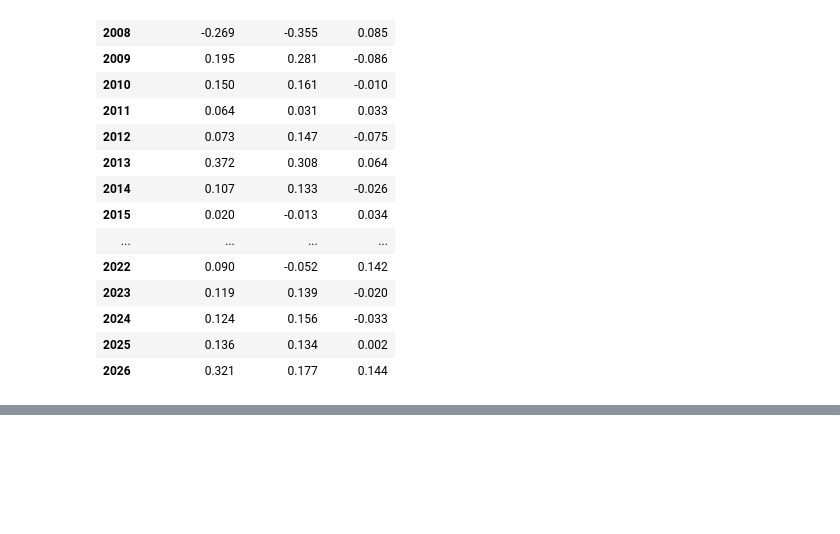
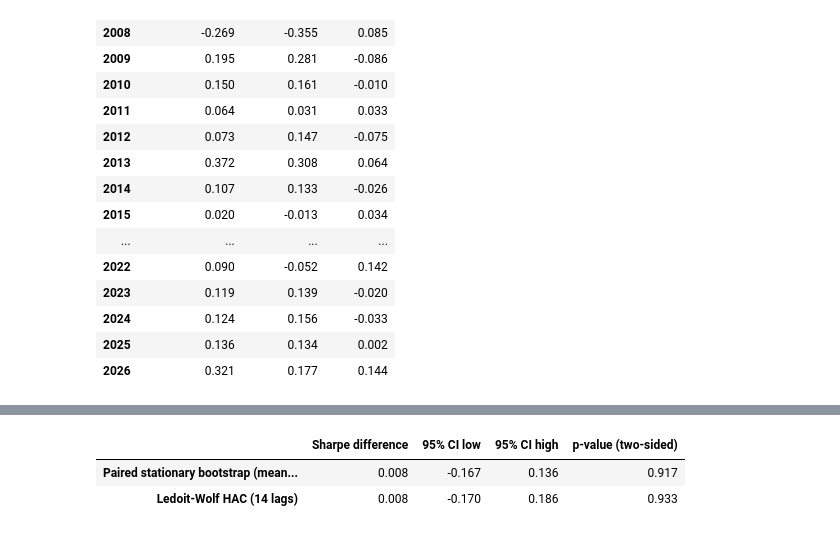
Before and after one commit to paablomorillo/quant-backtester, a Jupyter notebook: notebooks/01_sector_momentum.ipynb, the cells around one changed output, grey strips where cells are left out. Drawn from its saved outputs; the diff is of its cells as text; code cells hidden in the pictures; blank space fills up the shorter version.

```diff
--- a/notebooks/01_sector_momentum.ipynb
+++ b/notebooks/01_sector_momentum.ipynb
@@ -182,0 +199,20 @@ Daily correlation with the benchmark: 0.90
+# %%
+boot = bootstrap_sharpe_difference(momentum.returns, benchmark.returns, n_boot=10_000, seed=0)
+hac = ledoit_wolf_sharpe_test(momentum.returns, benchmark.returns)
+
+pd.DataFrame(
+    {
+        "Sharpe difference": [boot.estimate, hac.estimate],
+        "95% CI low": [boot.ci_low, hac.ci_low],
+        "95% CI high": [boot.ci_high, hac.ci_high],
+        "p-value (two-sided)": [boot.p_value, hac.p_value],
+    },
+    index=[
+        f"Paired stationary bootstrap (mean block {boot.block_length:.0f} days)",
+        f"Ledoit-Wolf HAC ({hac.lags} lags)",
+    ],
+).round(3)
+# %% [output]
+|  | Sharpe difference | 95% CI low | 95% CI high | p-value (two-sided) |
+| Paired stationary bootstrap (mean... | 0.008 | -0.167 | 0.136 | 0.917 |
+| Ledoit-Wolf HAC (14 lags) | 0.008 | -0.170 | 0.186 | 0.933 |
```
Also changed, not shown: parts of 7 cells of this notebook.
